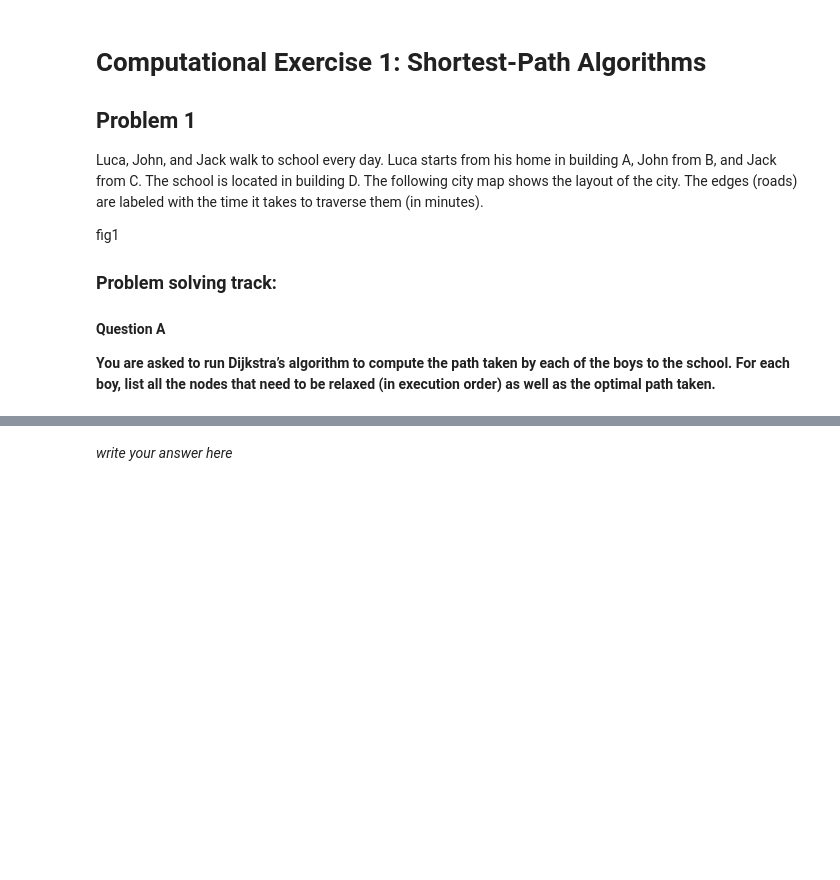
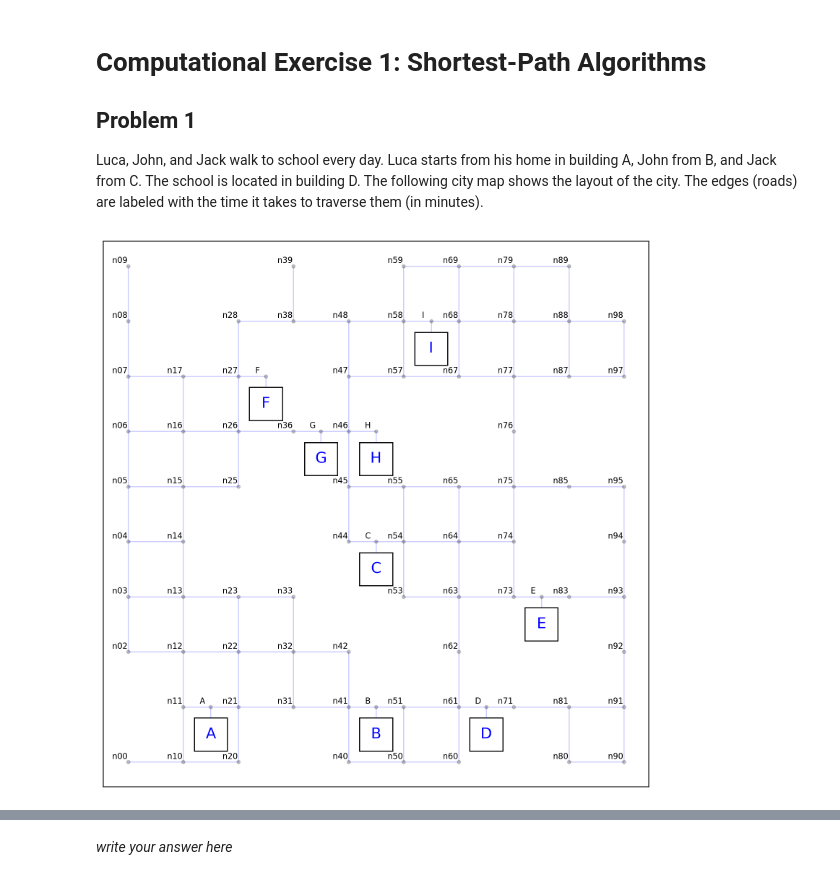
Before and after one commit to xu-pu/iimp6010, a Jupyter notebook: notebooks/exercise1.ipynb, the cells around one changed output, grey strips where cells are left out. Drawn from its saved outputs; the diff is of its cells as text; code cells hidden in the pictures; blank space fills up the shorter version.

```diff
--- a/notebooks/exercise1.ipynb
+++ b/notebooks/exercise1.ipynb
@@ -8,15 +8,9 @@
 ## Problem 1
 
 Luca, John, and Jack walk to school every day. Luca starts from his home in building A, John from B, and Jack from C. The school is located in building D. The following city map shows the layout of the city. The edges (roads) are labeled with the time it takes to traverse them (in minutes).
-
-
-
-fig1
-
-### Problem solving track:
-
-
-
-#### Question A
-
-__You are asked to run Dijkstra’s algorithm to compute the path taken by each of the boys to the school. For each boy, list all the nodes that need to be relaxed (in execution order) as well as the optimal path taken.__
+# %%
+import iimp6010
+city = iimp6010.load_city()
+iimp6010.visualize_city(city)
+# %% [output]
+[figure, added]
```
Also changed, not shown: parts of 5 cells of this notebook.
